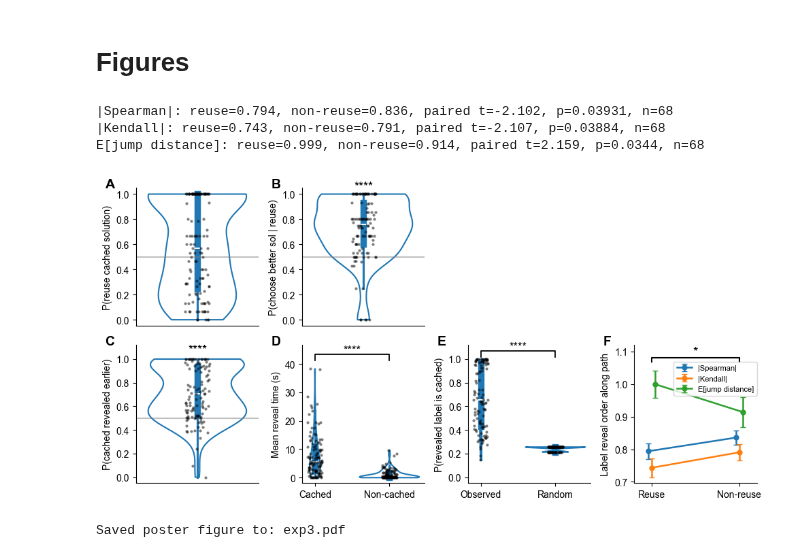
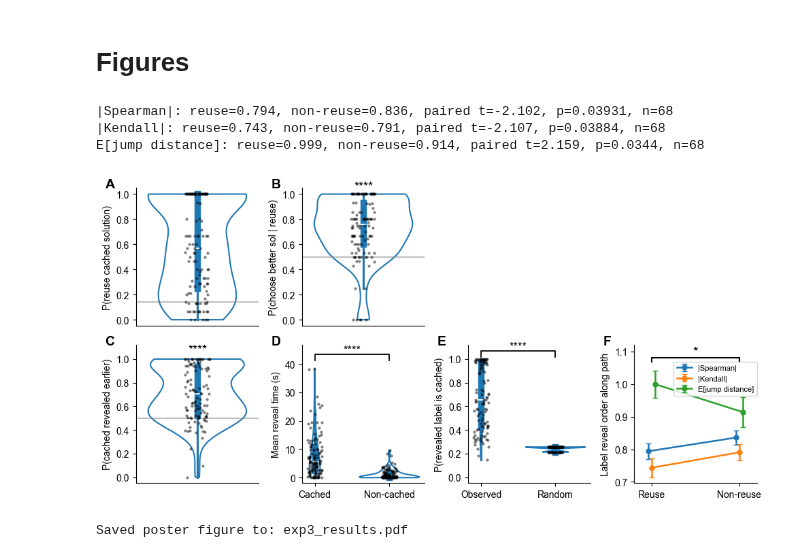
Before and after one commit to LSZ2001/solution_driven_prob_solving, a Jupyter notebook: analysis/exp3_analysis.ipynb, the cells around one changed output. Saved outputs shown, nothing was run; the diff lists cells and outputs as text; code cells hidden in the pictures.

Commit message:
update figure 4

```diff
--- a/analysis/exp3_analysis.ipynb
+++ b/analysis/exp3_analysis.ipynb
@@ -2369,7 +2390,7 @@ def plot_exp1c(test_df: pd.DataFrame, outdir: str | Path):
         ax=ax[0],
     )
 
-    ax[0].axhline(0.5, linestyle="-", color="gray", alpha=0.5)
+    ax[0].axhline(2/14, linestyle="-", color="gray", alpha=0.5)
     ax[0].set_ylim(-0.05, 1.05)
     ax[0].set_xticks([])
     ax[0].set_ylabel("P(reuse cached solution)")
@@ -2679,32 +2700,32 @@ def plot_exp1c(test_df: pd.DataFrame, outdir: str | Path):
     ax[5].set_xticklabels(["Reuse", "Non-reuse"])
     ax[5].set_ylabel("Label reveal order along path")
     ax[5].legend(
         loc="upper right",
         bbox_to_anchor=(1.0, 0.88),
         borderaxespad=0,
         fontsize=8,
         #frameon=False,
     )
 
     # ============================================================
     # final styling
     # ============================================================
     for a in ax:
         a.spines["top"].set_visible(False)
         a.spines["right"].set_visible(False)
 
     fig.tight_layout()
     #fig.savefig(os.path.join(figpath,"exp3_results.png"), dpi=300, bbox_inches="tight")
     fig.savefig(os.path.join(figpath,"exp3_results.pdf"), bbox_inches="tight")
     plt.show()
 
     print(f"Saved poster figure to: {'exp3_results.pdf'}")
 
 
 plot_exp1c(test_df, datapath)
 # %% [output]
 |Spearman|: reuse=0.794, non-reuse=0.836, paired t=-2.102, p=0.03931, n=68
 |Kendall|: reuse=0.743, non-reuse=0.791, paired t=-2.107, p=0.03884, n=68
 E[jump distance]: reuse=0.999, non-reuse=0.914, paired t=2.159, p=0.0344, n=68
-[figure, old version]
+[figure, new version]
-Saved poster figure to: exp3.pdf
+Saved poster figure to: exp3_results.pdf
```
Also changed, not shown: parts of 1 cell of this notebook, 11 other files.
